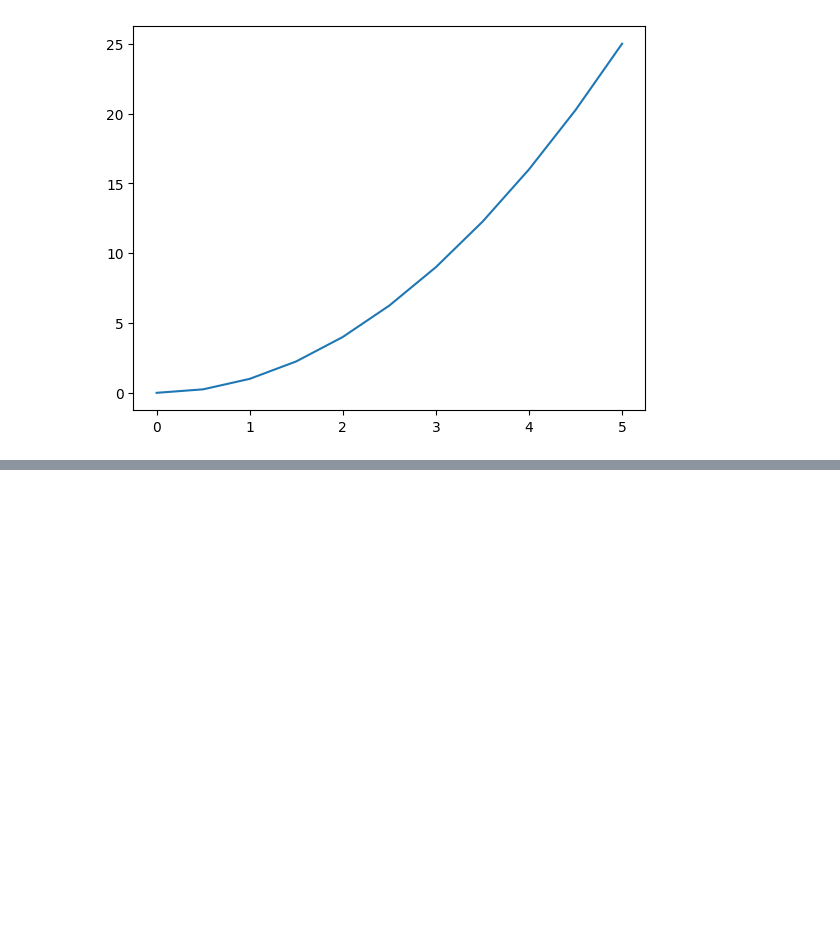
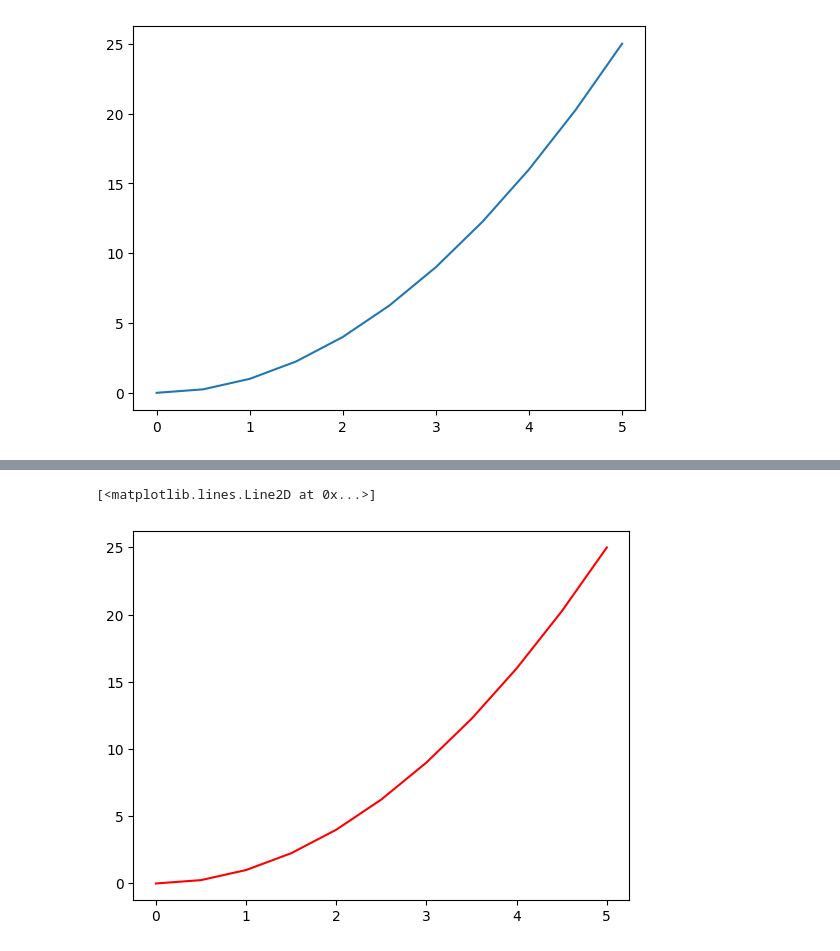
Before and after one commit to Aniket-Kumar-7/MATLlab, a Jupyter notebook: Matlab.ipynb, the cells around one changed output, grey strips where cells are left out. Drawn from its saved outputs; the diff is of its cells as text; code cells hidden in the pictures; blank space fills up the shorter version.

```diff
--- a/Matlab.ipynb
+++ b/Matlab.ipynb
@@ -75,0 +93,5 @@ plt.savefig('simpleplot.png')
+# %%
+plt.plot(x,y,color='Red')
+# %% [output]
+[<matplotlib.lines.Line2D at 0x...>]
+[figure, added]
```
Also changed, not shown: parts of 15 cells of this notebook.
